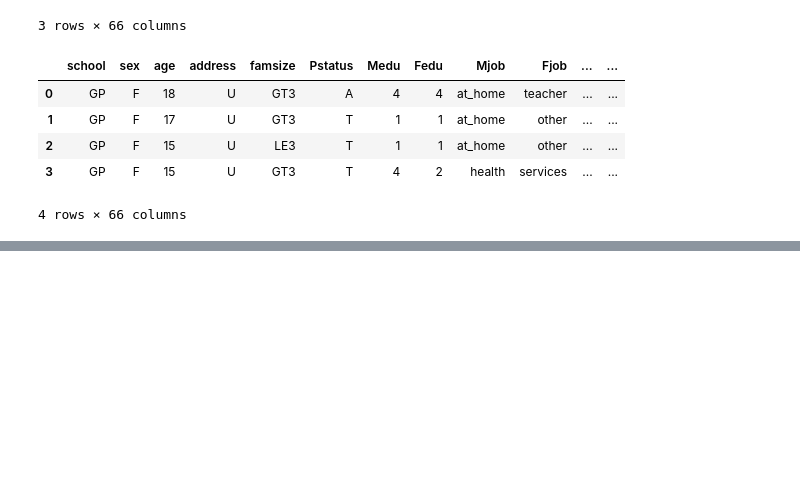
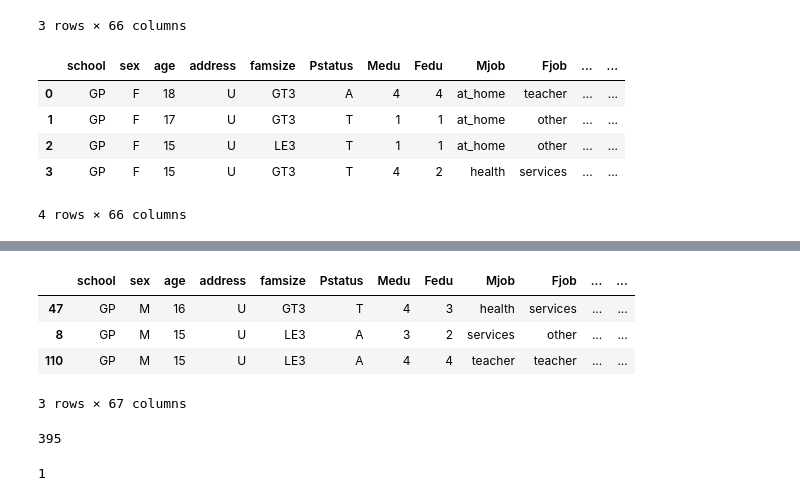
Before and after one commit to JinyangLi01/UnfairlyTreatedGroupDetection, a Jupyter notebook: Coding/DataPreprocessing/StudentDataset_1_categorize.ipynb, the cells around one changed output, grey strips where cells are left out. Cells and saved outputs as stored; diff of their text form; code cells hidden in the pictures; blank space fills up the shorter version.

Commit message:
binning

```diff
--- a/Coding/DataPreprocessing/StudentDataset_1_categorize.ipynb
+++ b/Coding/DataPreprocessing/StudentDataset_1_categorize.ipynb
@@ -300,0 +314,3 @@ student_data.to_csv("../../InputData/StudentDataset/original/student-mat_cat.csv
+# %%
+all_attributes = student_data.columns.tolist()
+print(all_attributes)
@@ -300,0 +334,6 @@ student_data.to_csv("../../InputData/StudentDataset/original/student-mat_cat.csv
+# %%
+# categorize XXX_C values
+
+
+student_data['age_C'].replace(to_replace=[15, 16, 17, 18, 19, 20, 21, 22],
+                              value=[1, 1, 1, 2, 2, 2, 3, 3], inplace=True)
@@ -300,0 +407,29 @@ student_data.to_csv("../../InputData/StudentDataset/original/student-mat_cat.csv
+# %%
+
+# these grades are related with the course subject, Math or Portuguese:
+# 31 G1 - first period grade (numeric: from 0 to 20)
+# 31 G2 - second period grade (numeric: from 0 to 20)
+# 32 G3 - final grade (numeric: from 0 to 20, output target)
+#
+
+
+def grades(x):
+    if x < 5:
+        return 1
+    elif x <= 10:
+        return 2
+    elif x <= 15:
+        return 3
+    else:
+        return 4
+
+
+student_data['G1_C'] = student_data['G1'].map(lambda x: grades(x))
+
+student_data['G2_C'] = student_data['G2'].map(lambda x: grades(x))
+
+student_data['G3_C'] = student_data['G3'].map(lambda x: grades(x))
+# %%
+student_data['rank'] = student_data['G3'].rank(method='first', na_option='bottom', ascending=False)
+
+student_data[:3]
@@ -300,0 +442,18 @@ student_data.to_csv("../../InputData/StudentDataset/original/student-mat_cat.csv
+# %%
+student_data = student_data.sort_values(by='rank', ascending=True)
+student_data[:3]
+# %% [output]
+|  | school | sex | age | address | famsize | Pstatus | Medu | Fedu | Mjob | Fjob | ... | ... |
+| 47 | GP | M | 16 | U | GT3 | T | 4 | 3 | health | services | ... | ... |
+| 8 | GP | M | 15 | U | LE3 | A | 3 | 2 | services | other | ... | ... |
+| 110 | GP | M | 15 | U | LE3 | A | 4 | 4 | teacher | teacher | ... | ... |
+3 rows × 67 columns
+# %%
+student_data.to_csv("../../InputData/StudentDataset/DifferentBinning/student-mat_cat_ranked_30absences.csv", index=False)
+print(len(student_data))
+# %% [output]
+395
+# %%
+int(6/6)
+# %% [output]
+1
```
Also changed, not shown: parts of 8 cells of this notebook, 26 other files.
